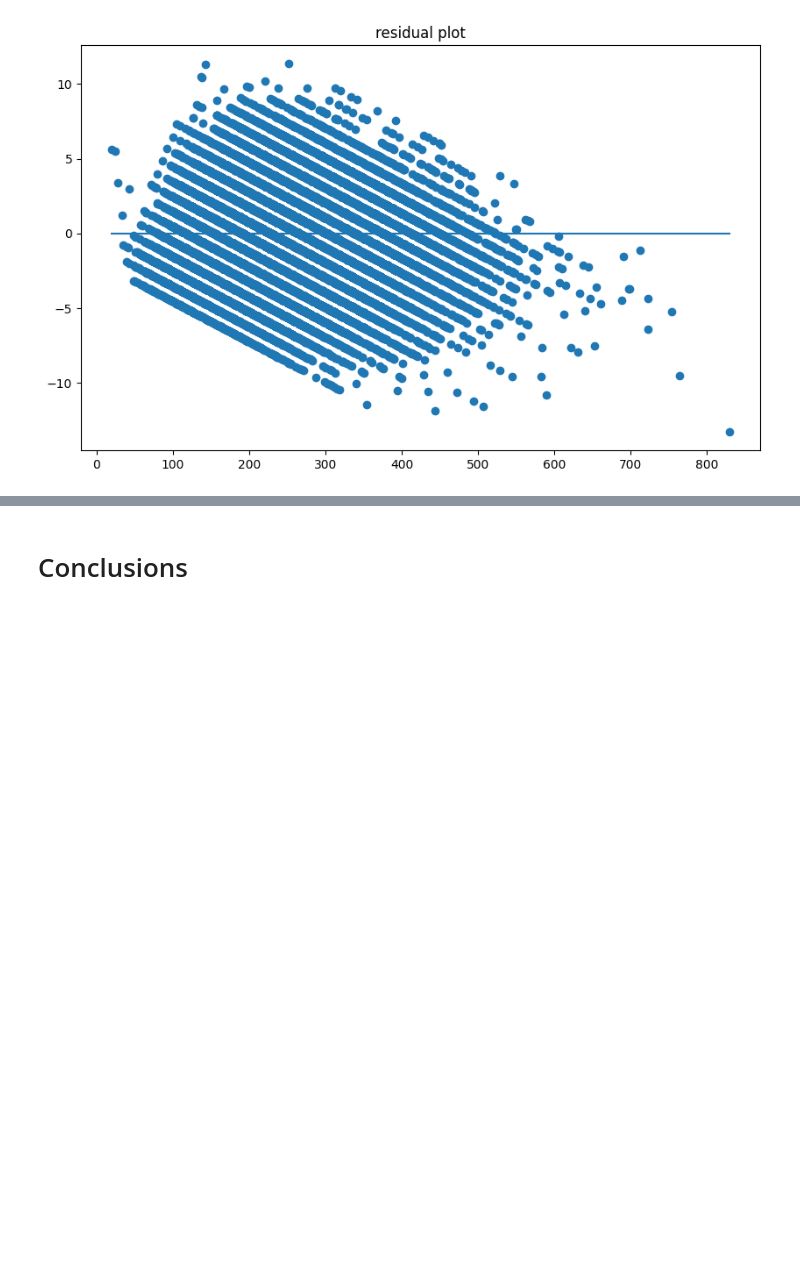
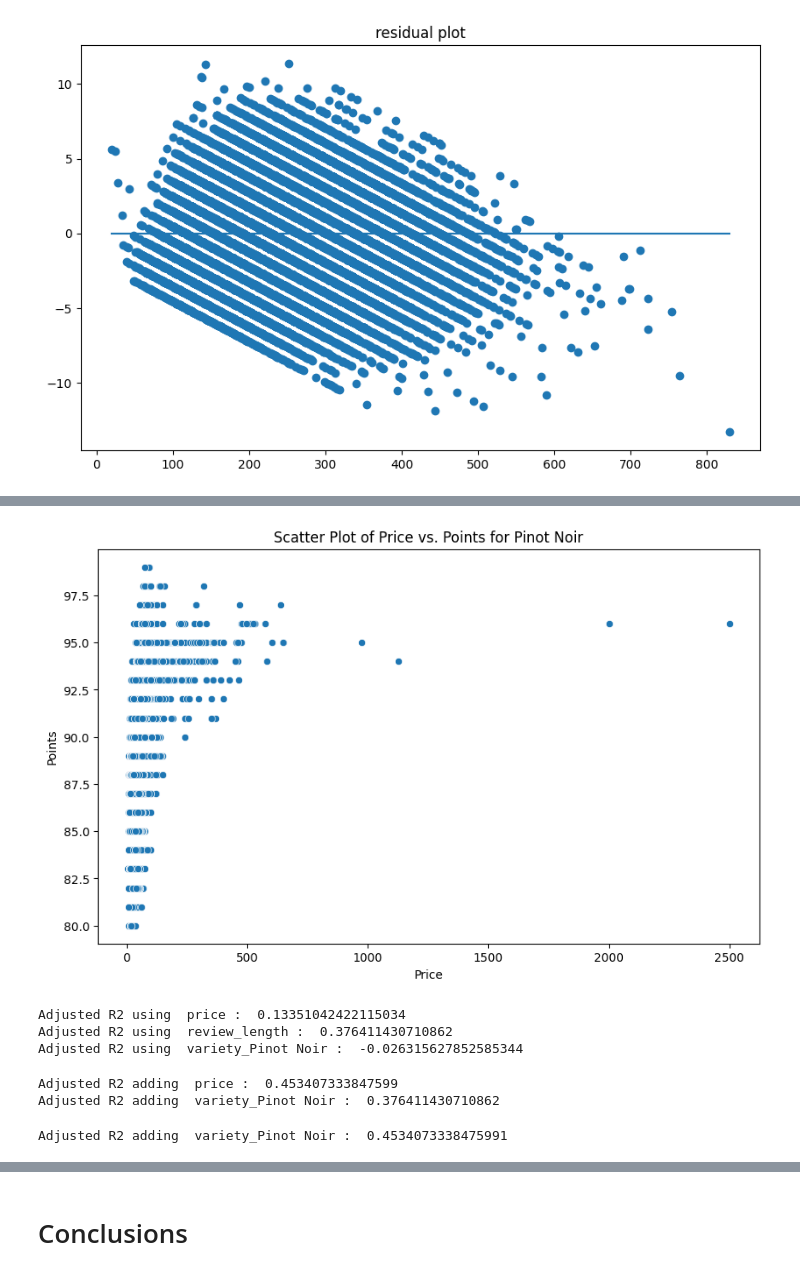
Before and after one commit to Supsi-Collaborative-Projects/wine-analysis, a Jupyter notebook: analysis.ipynb, the cells around one changed output, grey strips where cells are left out. Cells and saved outputs as stored; diff of their text form; code cells hidden in the pictures; blank space fills up the shorter version.

```diff
--- a/analysis.ipynb
+++ b/analysis.ipynb
@@ -1533,3 +1495,8 @@ plt.show()
 # %% [output]
 [figure]
 [figure]
+# %%
+pinot_noir_df = encoded_df[encoded_df['variety_Pinot Noir'] == 1]
+
+# Display the first few rows of the filtered dataset
+pinot_noir_df.head()
@@ -1535,0 +1510,54 @@ plt.show()
+# %%
+plt.figure(figsize=(10, 6))
+sns.scatterplot(x='price', y='points', data=pinot_noir_df)
+plt.title('Scatter Plot of Price vs. Points for Pinot Noir')
+plt.xlabel('Price')
+plt.ylabel('Points')
+plt.show()
+# %% [output]
+[figure, added]
+# %%
+y = pinot_noir_df['points']
+expl_var = ['price', 'review_length' , 'variety_Pinot Noir']  # Ensure these are the correct column names
+
+# Step 1: Single predictor models
+for v in expl_var:
+    x = pinot_noir_df[[v]].copy()
+    x['intercept'] = 1
+    mod = sm.OLS(y, x)  # OLS stands for ordinary least squares
+
+    fitted_mod = mod.fit()
+    print("Adjusted R2 using ", v, ": ", fitted_mod.rsquared_adj)
+# %% [output]
+Adjusted R2 using  price :  0.13351042422115034
+Adjusted R2 using  review_length :  0.376411430710862
+Adjusted R2 using  variety_Pinot Noir :  -0.026315627852585344
+# %%
+# step 2
+
+expl_var_chosen = ['review_length']
+expl_var_left = ['price', 'variety_Pinot Noir']
+
+for v in expl_var_left:
+    expl_var = expl_var_chosen+[v]
+
+    x = pinot_noir_df[expl_var].copy()
+    x['intercept'] = 1
+    mod = sm.OLS(y, x) #OLS stands for ordinary least squares
+
+    fitted_mod = mod.fit()
+    print("Adjusted R2 adding ", v, ": ", fitted_mod.rsquared_adj)
+# %% [output]
+Adjusted R2 adding  price :  0.453407333847599
+Adjusted R2 adding  variety_Pinot Noir :  0.376411430710862
+# %%
+expl_var = ['review_length', 'price', 'variety_Pinot Noir']
+
+x = pinot_noir_df[expl_var].copy()
+x['intercept'] = 1
+mod = sm.OLS(y, x) #OLS stands for ordinary least squares
+
+fitted_mod = mod.fit()
+print("Adjusted R2 adding ", v, ": ", fitted_mod.rsquared_adj)
+# %% [output]
+Adjusted R2 adding  variety_Pinot Noir :  0.4534073338475991
```
Also changed, not shown: parts of 10 cells of this notebook.
